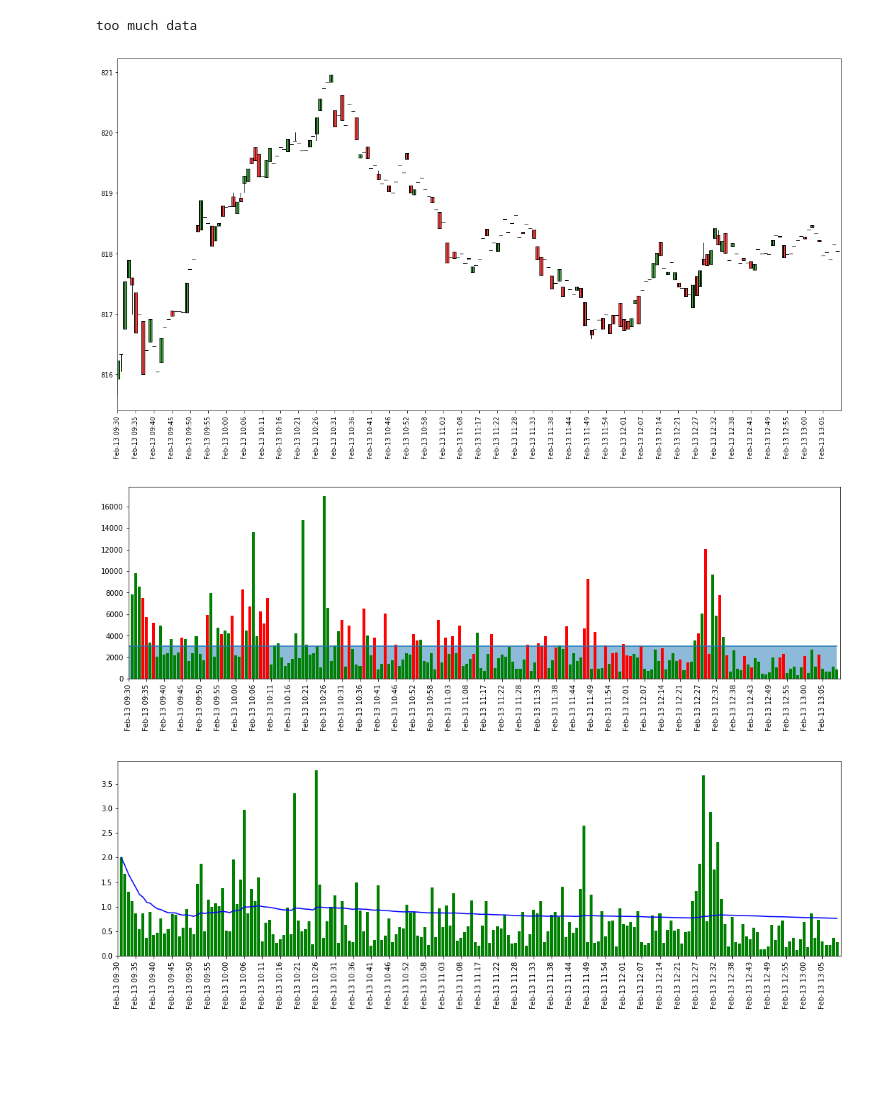
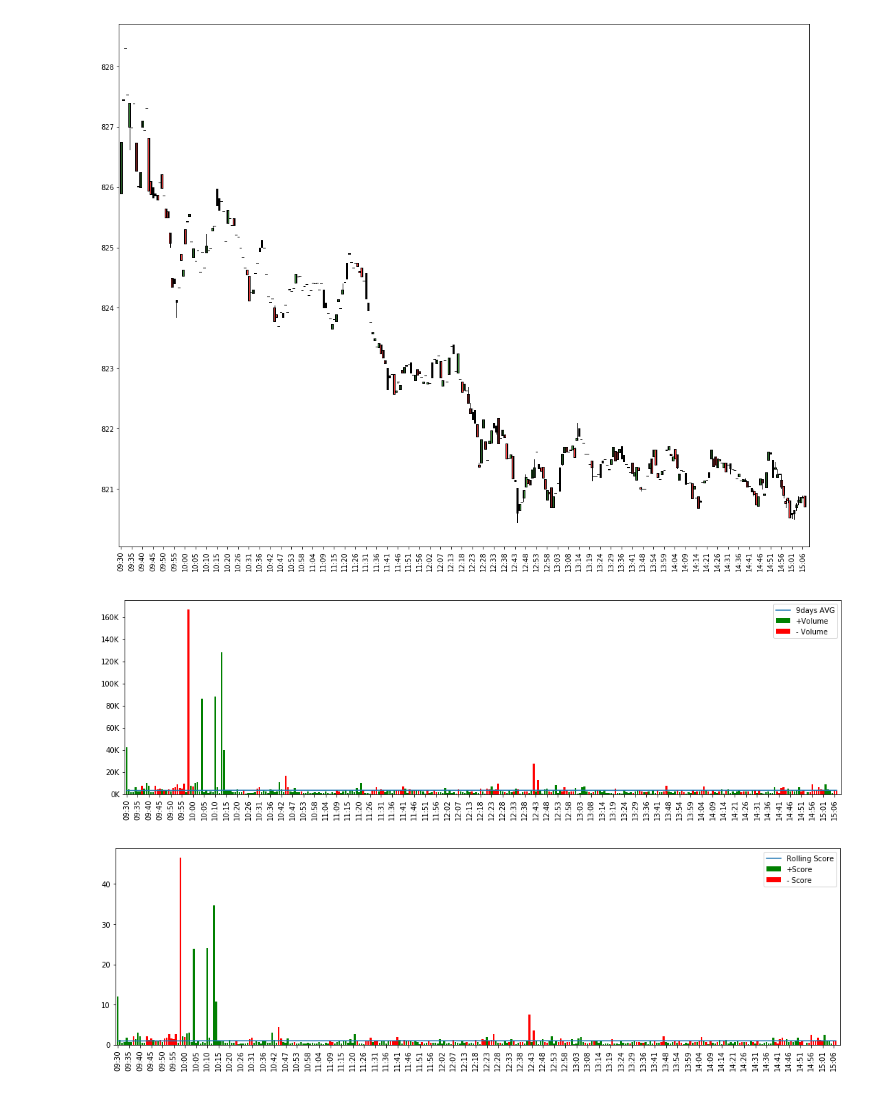
Before and after one commit to alekseystryukov/notebooks, a Jupyter notebook: N05.ipynb, the cells around one changed output. Drawn from its saved outputs; the diff is of its cells as text; code cells hidden in the pictures; blank space fills up the shorter version.

```diff
--- a/N05.ipynb
+++ b/N05.ipynb
@@ -109,55 +106,53 @@ dd
 from matplotlib.finance import candlestick_ochl, candlestick2_ochl
 from matplotlib.dates import date2num, num2date, DateFormatter
 from matplotlib import pyplot as plt
 import numpy as np
 
 
 def display_charts(df):
-    if len(df) > 200:
-        print('too much data')
-        df = df[:200]
-    index = df.index
-    xticks = [n for n in range(0, len(index), 5)]
     df = df.reset_index()
+    xticks = [n for n in range(0, len(df), 5)]
 
     # plot data
-    fig = plt.figure(figsize=(20, 10))
+    fig = plt.figure(figsize=(18, 14))
     ax1 = plt.subplot(111)
     candlestick2_ochl(ax1, df.open, df.close, df.high, df.low, width=.9, colorup='g')
     ax1.set_xticks(xticks)
-    ax1.set_xticklabels([index[i].strftime('%b-%d %H:%M') for i in ax1.get_xticks()], rotation=90)
-    ax1.set_xlim(0, len(index))
+    ax1.set_xticklabels([df.loc[i].time.strftime('%H:%M') for i in ax1.get_xticks()], rotation=90)
+    ax1.set_xlim(-1, len(df)+1)
 
     # Volume
     fig = plt.figure(figsize=(18, 5))
     ax2 = plt.subplot(111)
     positive = df[df.close >= df.open]
     negative = df[df.close < df.open]
 
-    ax2.bar(positive.index, positive.volume, color='green', align='center')
-    ax2.bar(negative.index, negative.volume, color='red', align='center')
+    ax2.bar(positive.index, positive.volume, color='green', align='center', label="+Volume")
+    ax2.bar(negative.index, negative.volume, color='red', align='center', label="- Volume")
     ax2.set_xticks(xticks)
-    ax2.set_xticklabels([index[i].strftime('%b-%d %H:%M') for i in ax2.get_xticks()], rotation=90)
-    ax2.set_xlim(0, len(df))
+    ax2.set_xticklabels([df.time[i].strftime('%H:%M') for i in ax2.get_xticks()], rotation=90)
+    ax2.set_xlim(-1, len(df)+1)
     # average volume
-    value = df.avg9days.iloc[-1]
-    av_x, av_y = df.index, [value for i in range(len(df.index))]
-    ax2.plot(av_x, av_y)
-    ax2.fill_between(av_x, 0, av_y, alpha=.5)
+    ax2.plot(df.index, df.avg9days, label="9days AVG")
+    ax2.legend(fancybox=True, loc='best')
+    ax2.get_yaxis().set_major_formatter(ticker.FuncFormatter(lambda x,p: "%dK" % (x / 1000)))
 
     fig = plt.figure(figsize=(18, 5))
     ax3 = plt.subplot(111)
-    ax3.bar(df.index, df.current_score, color='green', align='center')
-    ax3.plot(df.index, df.rolling_score, color='blue')
+    ax3.bar(positive.index, positive.current_score, color='green', align='center', label="+Score")
+    ax3.bar(negative.index, negative.current_score, color='red', align='center', label="- Score")
+    ax3.plot(df.index, df.rolling_score, label="Rolling Score")
+    ax3.legend(fancybox=True, loc='best')
     ax3.set_xticks(xticks)
-    ax3.set_xticklabels([index[i].strftime('%b-%d %H:%M') for i in ax2.get_xticks()], rotation=90)
-    ax3.set_xlim(0, len(df))
+    ax3.set_xticklabels([df.time[i].strftime('%H:%M') for i in ax2.get_xticks()], rotation=90)
+    ax3.set_xlim(-1, len(df)+1)
 
     plt.show()
 
-display_charts(dd)
+last_date = dd.time.max()
+last_day_data = dd[dd.time.dt.date == last_date.date()]
+display_charts(last_day_data)
 # %% [output]
-too much data
-[figure, old version]
+[figure, new version]
-[figure, old version]
+[figure, new version]
-[figure, old version]
+[figure, new version]
```
Also changed, not shown: parts of 6 cells of this notebook, 1 other file.
